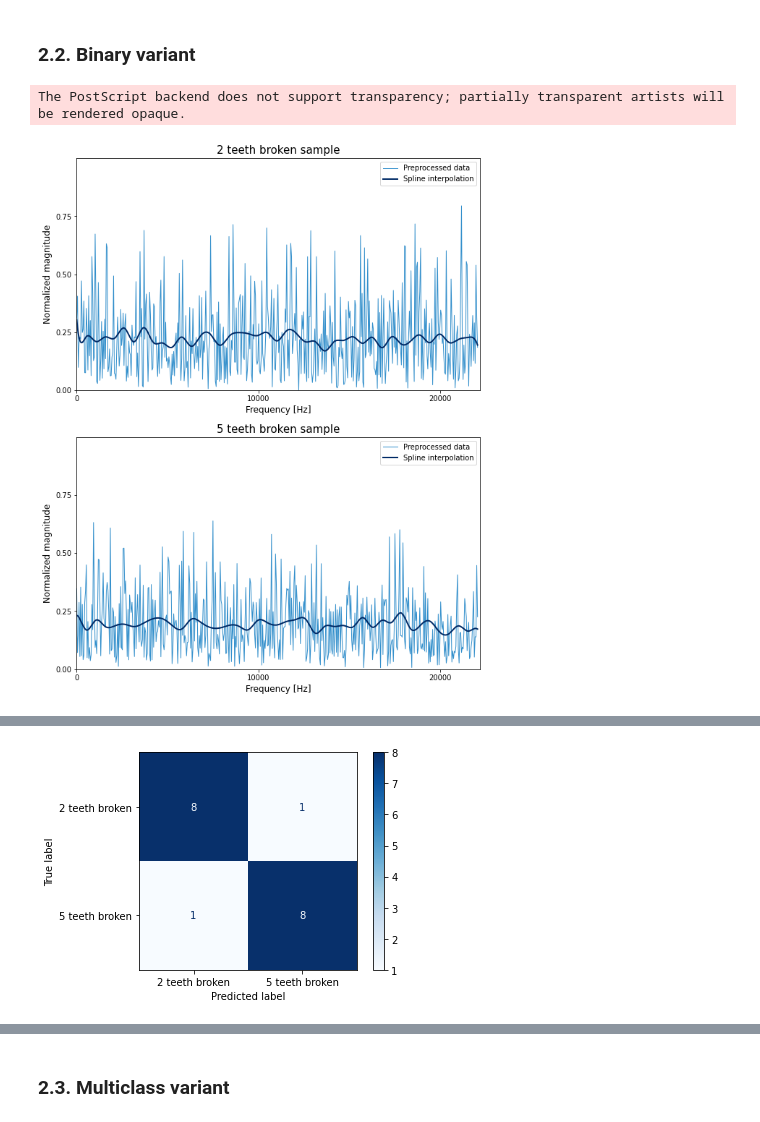
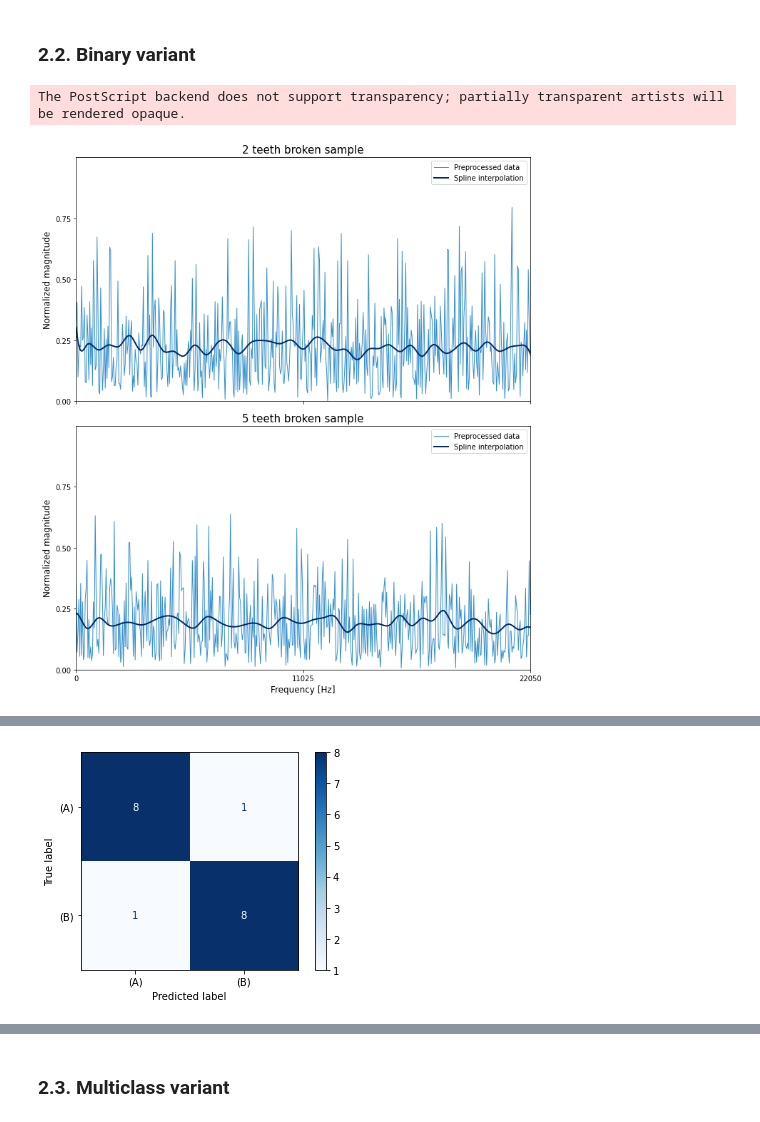
Before and after one commit to Porbi96/fda-time-series-classification, a Jupyter notebook: src/main.ipynb, the cells around one changed output, grey strips where cells are left out. Saved outputs shown, nothing was run; the diff lists cells and outputs as text; code cells hidden in the pictures.

Commit message:
Update script; generate new graphics

```diff
--- a/src/main.ipynb
+++ b/src/main.ipynb
@@ -188,40 +188,41 @@ fd = fd1.concatenate(fd2)
 
 # Basis spline data interpolation - number of basis functions can be chosen (at least 5 due to spline 4th order)
 bss = BSpline(n_basis=45)
 fd_basis = fd.to_basis(bss).to_grid()
 
 
 
-fig, axes = plt.subplots(2, 1, figsize=(10, 13))
+fig, axes = plt.subplots(2, 1, figsize=(10, 11), sharex=True)
+fig.set_tight_layout(True)
+
 fd[0].plot(linewidth=1, axes=axes[0], group=0, group_colors=[MID_HIGHLIGHT])
 fd_basis[0].plot(linewidth=2, axes=axes[0], group=0, group_colors=[DARK_HIGHLIGHT])
 fd[40].plot(linewidth=1, axes=axes[1], group=0, group_colors=[MID_HIGHLIGHT])
 fd_basis[40].plot(linewidth=2, axes=axes[1], group=0, group_colors=[DARK_HIGHLIGHT])
 
 
 axes[0].set_title(fd1_label + " sample", fontsize=15)
-axes[0].set_xlabel('Frequency [Hz]', fontsize=12)
 axes[0].set_ylabel('Normalized magnitude', fontsize=12)
 axes[0].legend(['Preprocessed data', 'Spline interpolation'])
-axes[0].xaxis.set_ticks(np.arange(0, 23000, 10000))
+axes[0].xaxis.set_ticks(np.arange(0, 23000, 11025))
 axes[0].yaxis.set_ticks(np.arange(0, 1, 0.25))
 axes[0].set_ylim([0, 1])
-axes[0].set_xlim([0, 22200])
+axes[0].set_xlim([0, 22050])
 
 axes[1].set_title(fd2_label + " sample", fontsize=15)
 axes[1].set_xlabel('Frequency [Hz]', fontsize=12)
 axes[1].set_ylabel('Normalized magnitude', fontsize=12)
 axes[1].legend(['Preprocessed data', 'Spline interpolation'])
-axes[1].xaxis.set_ticks(np.arange(0, 23000, 10000))
+axes[1].xaxis.set_ticks(np.arange(0, 23000, 11025))
 axes[1].yaxis.set_ticks(np.arange(0, 1, 0.25))
 axes[1].set_ylim([0, 1])
-axes[1].set_xlim([0, 22200])
+axes[1].set_xlim([0, 22050])
 
 plt.savefig("../docs/imgs/combined_data_with_splines.eps", dpi=300, bbox_inches='tight')
 plt.show()
 # %% [output]
 The PostScript backend does not support transparency; partially transparent artists will be rendered opaque.
-[figure, old version]
+[figure, new version]
 # %%
 # Binary logistic regression model fitting
 
@@ -271,11 +272,11 @@ Model accuracy:  0.8888888888888888
 from sklearn.metrics import ConfusionMatrixDisplay
 
 # Confusion matrix
-ConfusionMatrixDisplay.from_predictions(np.array(y_val), y_pred, cmap='Blues', display_labels=[fd1_label, fd2_label])
+ConfusionMatrixDisplay.from_predictions(np.array(y_val), y_pred, cmap='Blues', display_labels=['(A)', '(B)'])
 plt.savefig("../docs/imgs/confusion_matrix.png", dpi=300, bbox_inches='tight')
 plt.show()
 # %% [output]
-[figure, old version]
+[figure, new version]
 # %%
 # Visualization
 labels_pred = np.full(len(y_pred), fd1_label)
```
Also changed, not shown: parts of 4 cells of this notebook, 11 other files.
